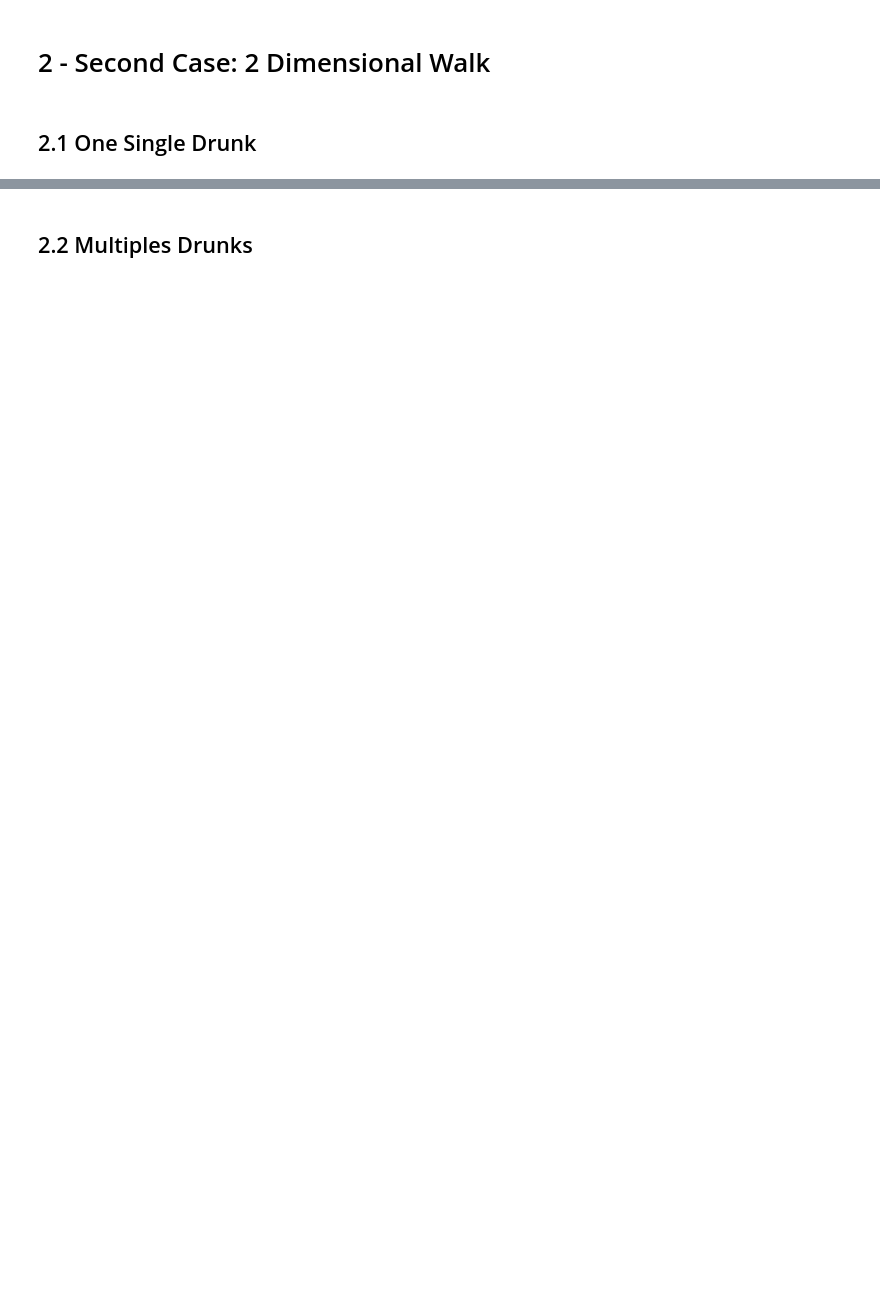
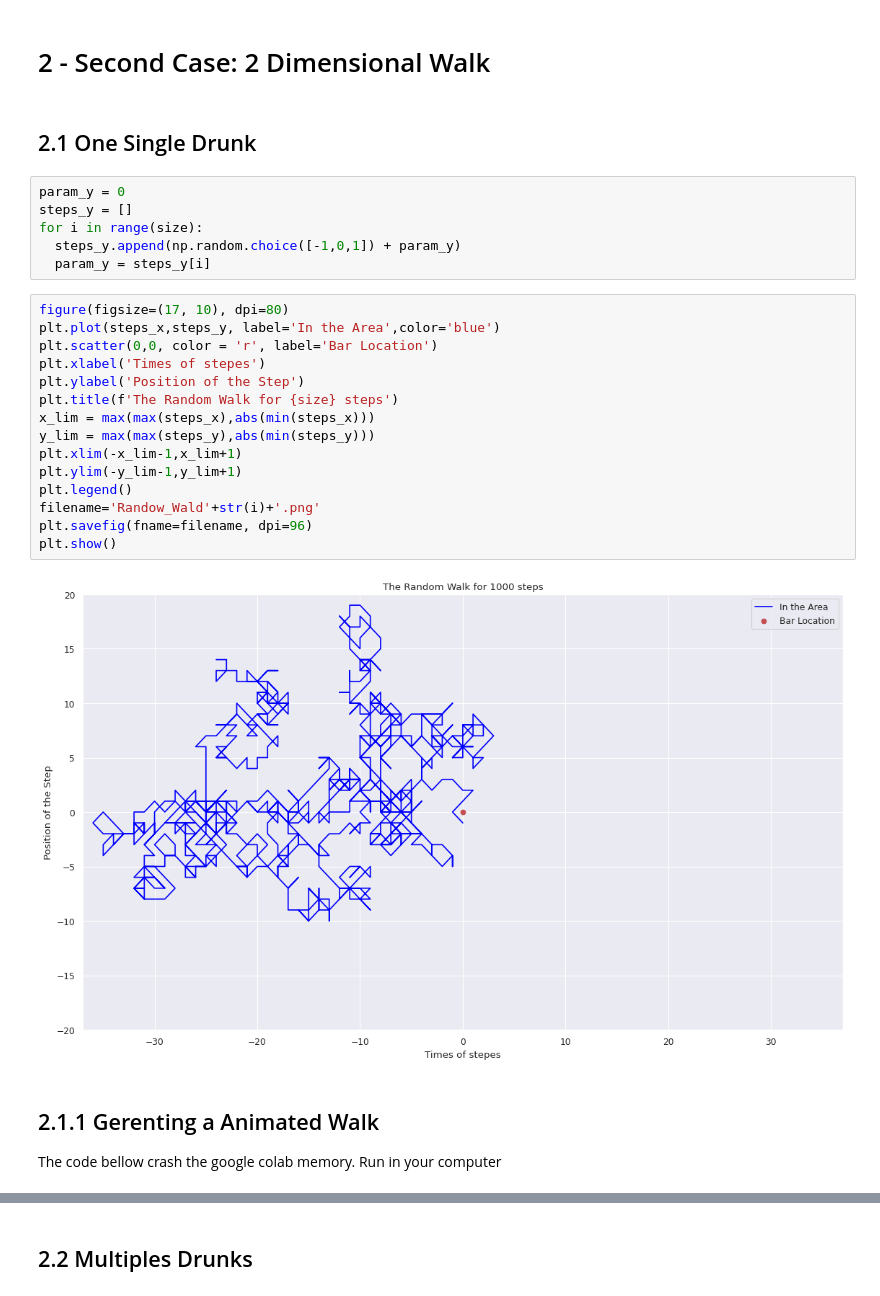
Before and after one commit to barauna-lo/Computational_Statistics, a Jupyter notebook: HandsOn_04/CAP413_HandsOn_04_Barauna.ipynb, the cells around one changed output, grey strips where cells are left out. Drawn from its saved outputs; the diff is of its cells as text; blank space fills up the shorter version.

```diff
--- a/HandsOn_04/CAP413_HandsOn_04_Barauna.ipynb
+++ b/HandsOn_04/CAP413_HandsOn_04_Barauna.ipynb
@@ -97,4 +97,31 @@ plt.show()
 # 2 - Second Case: 2 Dimensional Walk
 # %% [markdown]
 ## 2.1 One Single Drunk
+# %%
+param_y = 0
+steps_y = []
+for i in range(size):
+  steps_y.append(np.random.choice([-1,0,1]) + param_y)
+  param_y = steps_y[i]
+# %%
+figure(figsize=(17, 10), dpi=80)
+plt.plot(steps_x,steps_y, label='In the Area',color='blue')
+plt.scatter(0,0, color = 'r', label='Bar Location')
+plt.xlabel('Times of stepes')
+plt.ylabel('Position of the Step')
+plt.title(f'The Random Walk for {size} steps')
+x_lim = max(max(steps_x),abs(min(steps_x)))
+y_lim = max(max(steps_y),abs(min(steps_y)))
+plt.xlim(-x_lim-1,x_lim+1)
+plt.ylim(-y_lim-1,y_lim+1)
+plt.legend()
+filename='Randow_Wald'+str(i)+'.png'
+plt.savefig(fname=filename, dpi=96)
+plt.show()
+# %% [output]
+[figure, added]
+# %% [markdown]
+## 2.1.1 Gerenting a Animated Walk
+
+The code bellow crash the google colab memory. Run in your computer
 # %%
```
Also changed, not shown: parts of 34 cells of this notebook.
